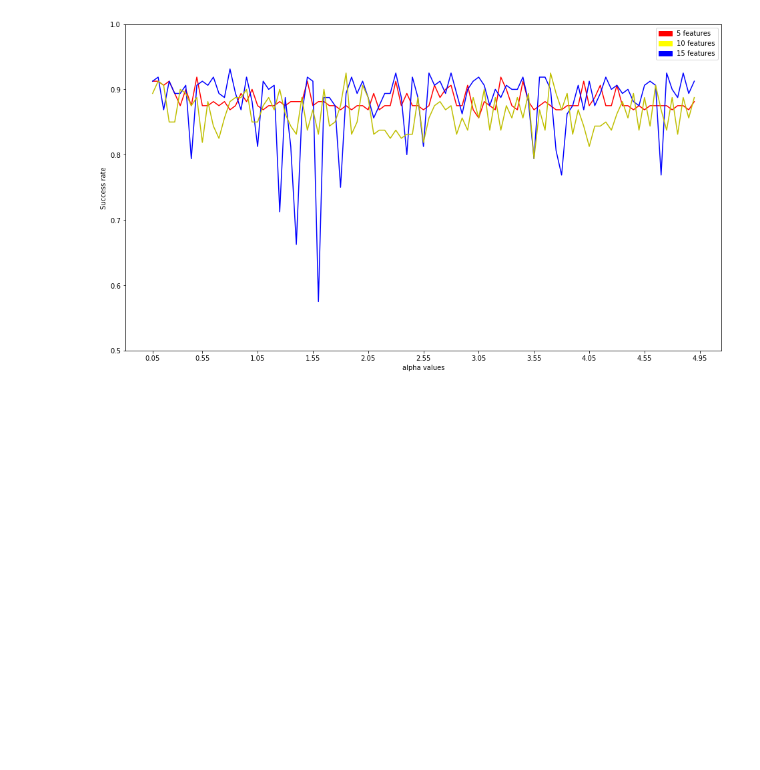
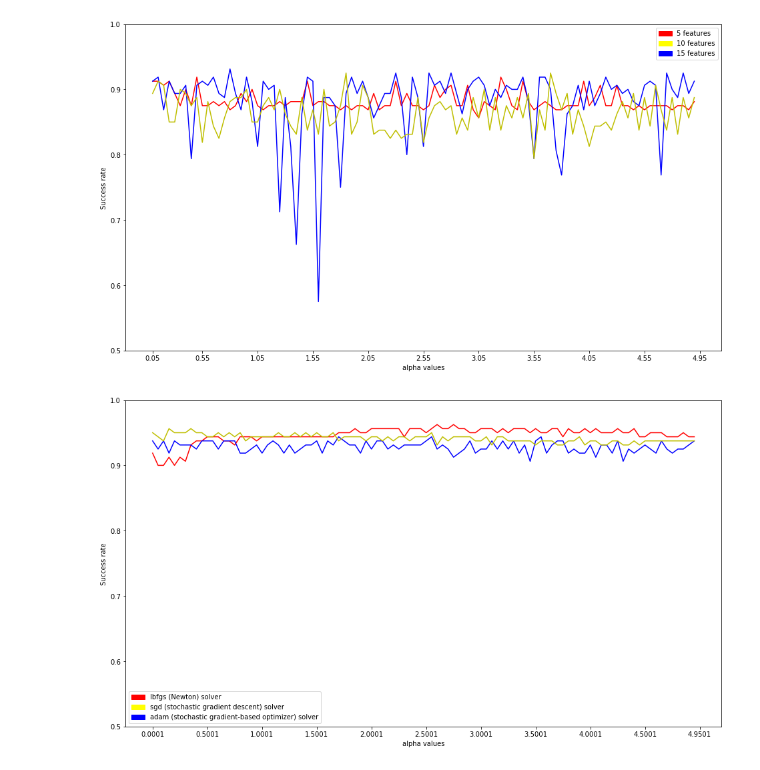
Before and after one commit to aryeko/MachineLearningAlgorithmsComparison, a Jupyter notebook: AlgsComp.ipynb, the cells around one changed output. Saved outputs shown, nothing was run; the diff lists cells and outputs as text; code cells hidden in the pictures; blank space fills up the shorter version.

```diff
--- a/AlgsComp.ipynb
+++ b/AlgsComp.ipynb
@@ -159,3 +159,20 @@ for nf in num_of_features:
 plot_scores(scores,features_detailes,alpha_arr, "alpha values" )
 # %% [output]
 [figure]
+# %%
+alpha_arr = np.arange(0.0001, 5, 0.05)
+solvers = ["lbfgs", "sgd", "adam"]
+solvers_details = ["lbfgs (Newton) solver", "sgd (stochastic gradient descent) solver", "adam (stochastic gradient-based optimizer) solver"]
+scores = []
+for solver in solvers:
+    nn_score = []
+    for a in alpha_arr:
+        clf = MLPClassifier(alpha=a, solver=solver)
+        clf.fit(X_train, y_train)
+        score = clf.score(X_test, y_test)
+        nn_score.append(score)
+    scores.append(nn_score)
+# %%
+plot_scores(scores,solvers_details,alpha_arr, "alpha values" )
+# %% [output]
+[figure, added]
```
